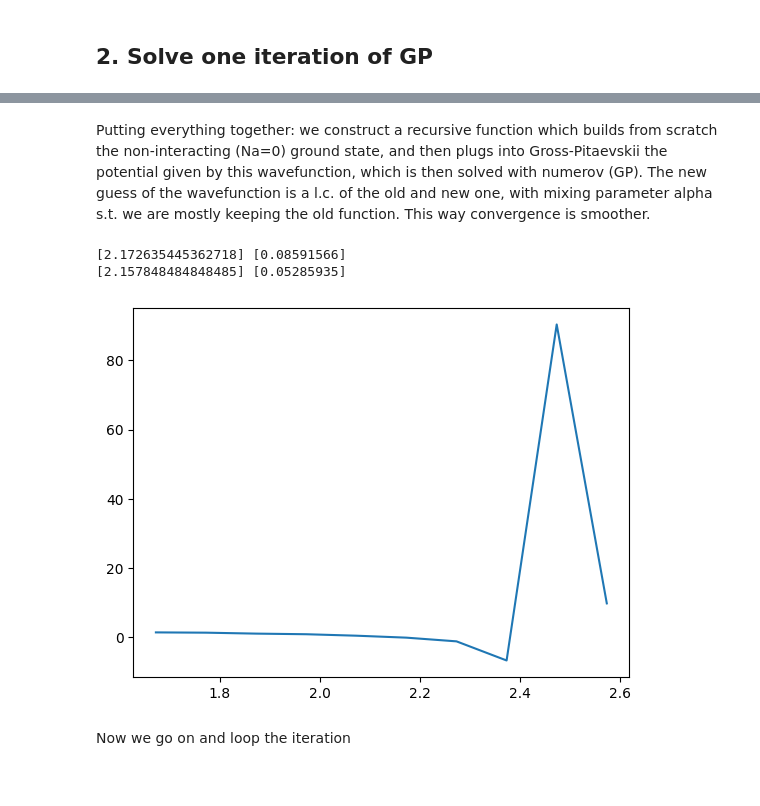
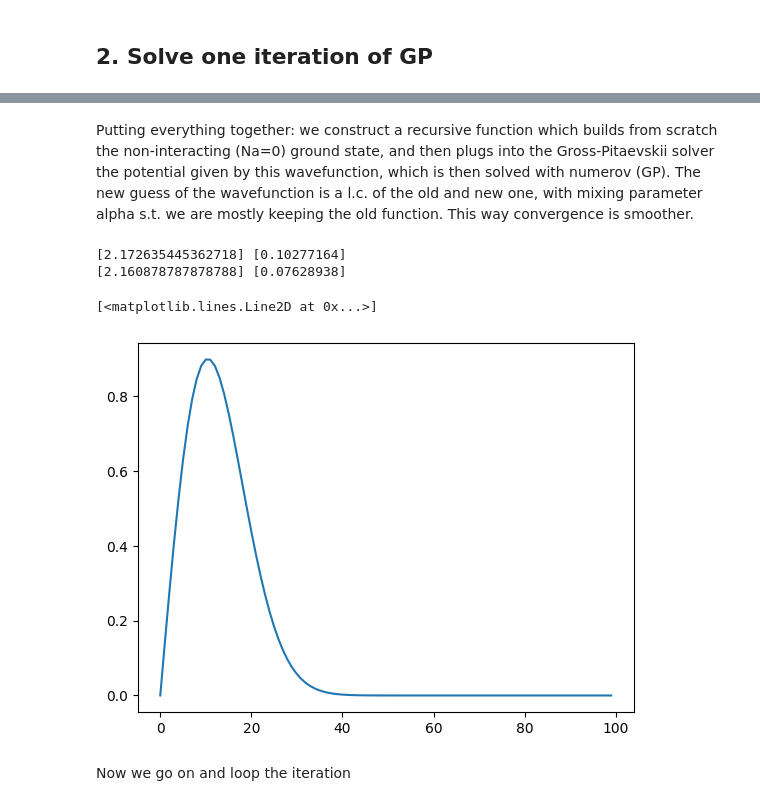
Before and after one commit to marcobeIIa/computational_physics, a Jupyter notebook: homework3/MFA_Lusvardi_Bella_Parolini.ipynb, the cells around one changed output, grey strips where cells are left out. Drawn from its saved outputs; the diff is of its cells as text; code cells hidden in the pictures.

```diff
--- a/homework3/MFA_Lusvardi_Bella_Parolini.ipynb
+++ b/homework3/MFA_Lusvardi_Bella_Parolini.ipynb
@@ -392,7 +392,7 @@ Total energy: 1.5002346699316396
 #Choose your energy scan range
 E_start = 1.0       # Lower bound of energy
 E_end = 10.0        # Upper bound of energy
-n_points = 1000   # Resolution of scan
+n_points = 100   # Resolution of scan
 
 # Generate energy values
 E_vals = np.linspace(E_start, E_end, n_points)
@@ -448,9 +448,9 @@ Na=100, mu = 5.54954954954955, Energy = 11.25678000302779, Energy_mu = -1.119751
 import matplotlib.pyplot as plt
 
 # Initial run with Na = 0 to get the old solution
-E_array_final = np.linspace(0.1, 10, 200) #need to introduce a new energy array because the Na = 100 case has ridiculous energy
+E_array_final = np.linspace(1.4, 6, 100) #need to introduce a new energy array because the Na = 100 case has ridiculous energy
 E_lim_array = [[1.45,1.55], [1.55,2.5], [1.6,1.9], [1.5,10], [1.5,10]]
-eigenvalue_old, eigenfunction_old = GP(E_array_final, r_test, N_test, numerov_test_h, 0)
+eigenvalue_old, eigenfunction_old, _= GP(E_array_final, r_test, N_test, numerov_test_h, 0)
 #eigenvalue_old_v2, phi_old_v2 = GP_v2(E_lim_array[0][0],E_lim_array[0][1], r_test, N_test, numerov_test_h, 0)
 phi_old = eigenfunction_old[0]
 
@@ -460,7 +460,7 @@ plt.plot(r_test, normalization(phi_old, numerov_test_h), label='Old solution')
 
 # Loop over different Na values, reusing phi_old as initial guess
 for i in range(len(Na_values)):
-    eigenvalue_new, phi_new = GP(E_array_final, r_test, N_test, numerov_test_h, Na_values[i], phi= phi_old)
+    eigenvalue_new, phi_new,_ = GP(E_array_final, r_test, N_test, numerov_test_h, Na_values[i], phi= phi_old)
     print('ok', Na_values[i])
     print(eigenvalue_new)
     plt.plot(r_test, normalization(phi_new, numerov_test_h)[0], label=f'Na = {Na_values[i]}')
@@ -486,3 +476,3 @@ ok 100
 # %% [markdown]
-Putting everything together: we construct a recursive function which builds from scratch the non-interacting (Na=0) ground state, and then plugs into Gross-Pitaevskii the potential given by this wavefunction, which is then solved with numerov (GP). The new guess of the wavefunction is a l.c. of the old and new one, with mixing parameter alpha s.t. we are mostly keeping the old function. This way convergence is smoother.
+Putting everything together: we construct a recursive function which builds from scratch the non-interacting (Na=0) ground state, and then plugs into the Gross-Pitaevskii solver the potential given by this wavefunction, which is then solved with numerov (GP). The new guess of the wavefunction is a l.c. of the old and new one, with mixing parameter alpha s.t. we are mostly keeping the old function. This way convergence is smoother.
 # %%
@@ -549,18 +551,21 @@ def GP_recursion(E_min,E_max,Na,alpha, N, r,h,threshold=0.0001,phi_old = None, e
 # %%
 L_test_2 = 10
 N_test_2 = 100
 h_test_2 = L_test_2/N_test_2
 r_test_2 = np.linspace(0.001, L_test_2, N_test_2) # r values from 0 to L with N points
 
 phi_new_test_2, energy_test_2, count_test_2 = GP_recursion(1,10,1,0.1,N_test_2,r_test_2,h_test_2,threshold=0.1)
 
 delta_energy_array = [np.abs(energy_test_2[i] - energy_test_2[i-1]) for i in range(1, len(energy_test_2))]
 
+
 #plt.plot(delta_energy_array[::])
+plt.plot(phi_new_test_2,label='GP solution with Na=1')
 # %% [output]
-[2.172635445362718] [0.08591566]
-[2.157848484848485] [0.05285935]
+[2.172635445362718] [0.10277164]
+[2.160878787878788] [0.07628938]
+[<matplotlib.lines.Line2D at 0x...>]
-[figure, old version]
+[figure, new version]
 # %% [markdown]
 Now we go on and loop the iteration
 # %%
```
Also changed, not shown: parts of 26 cells of this notebook.
